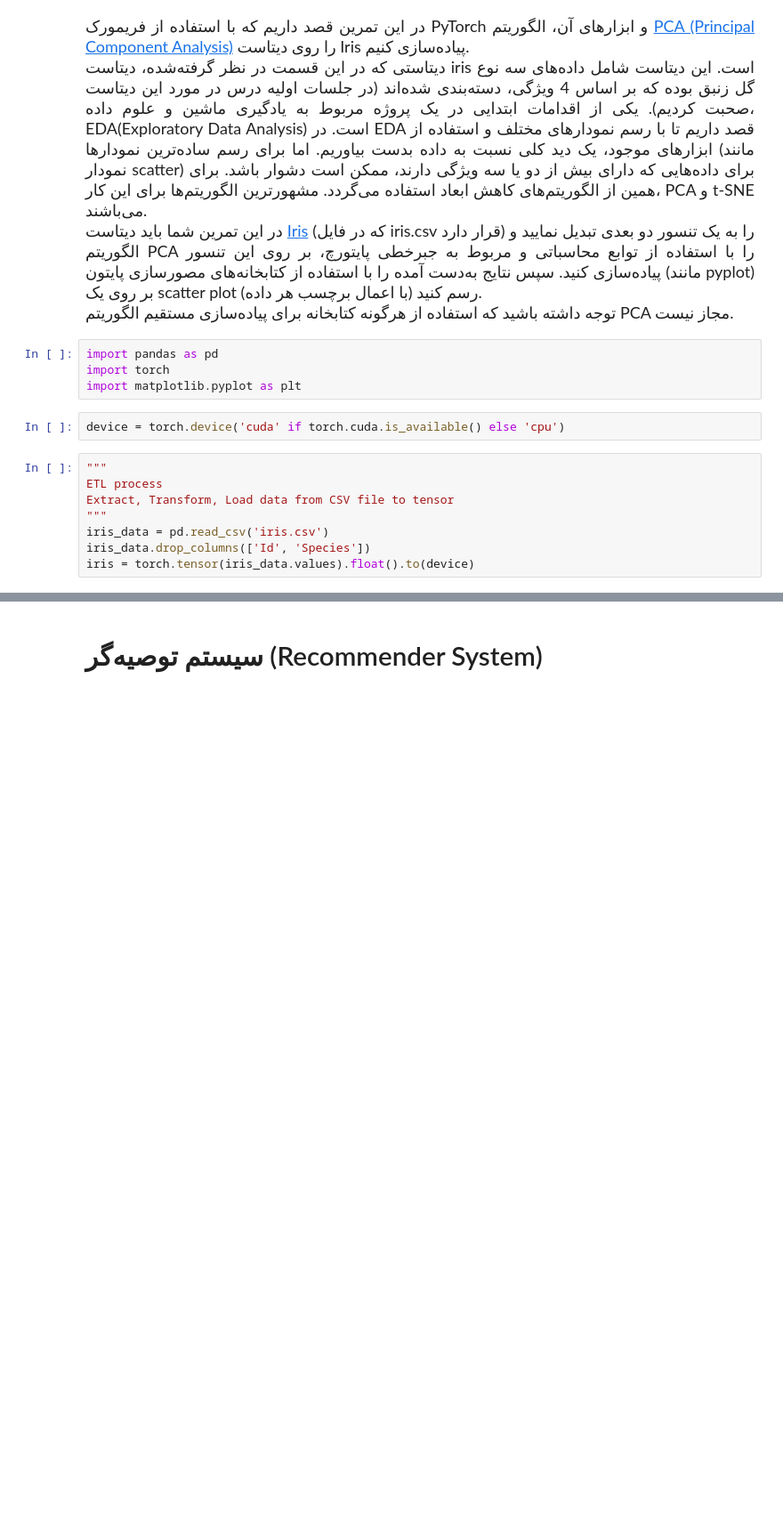
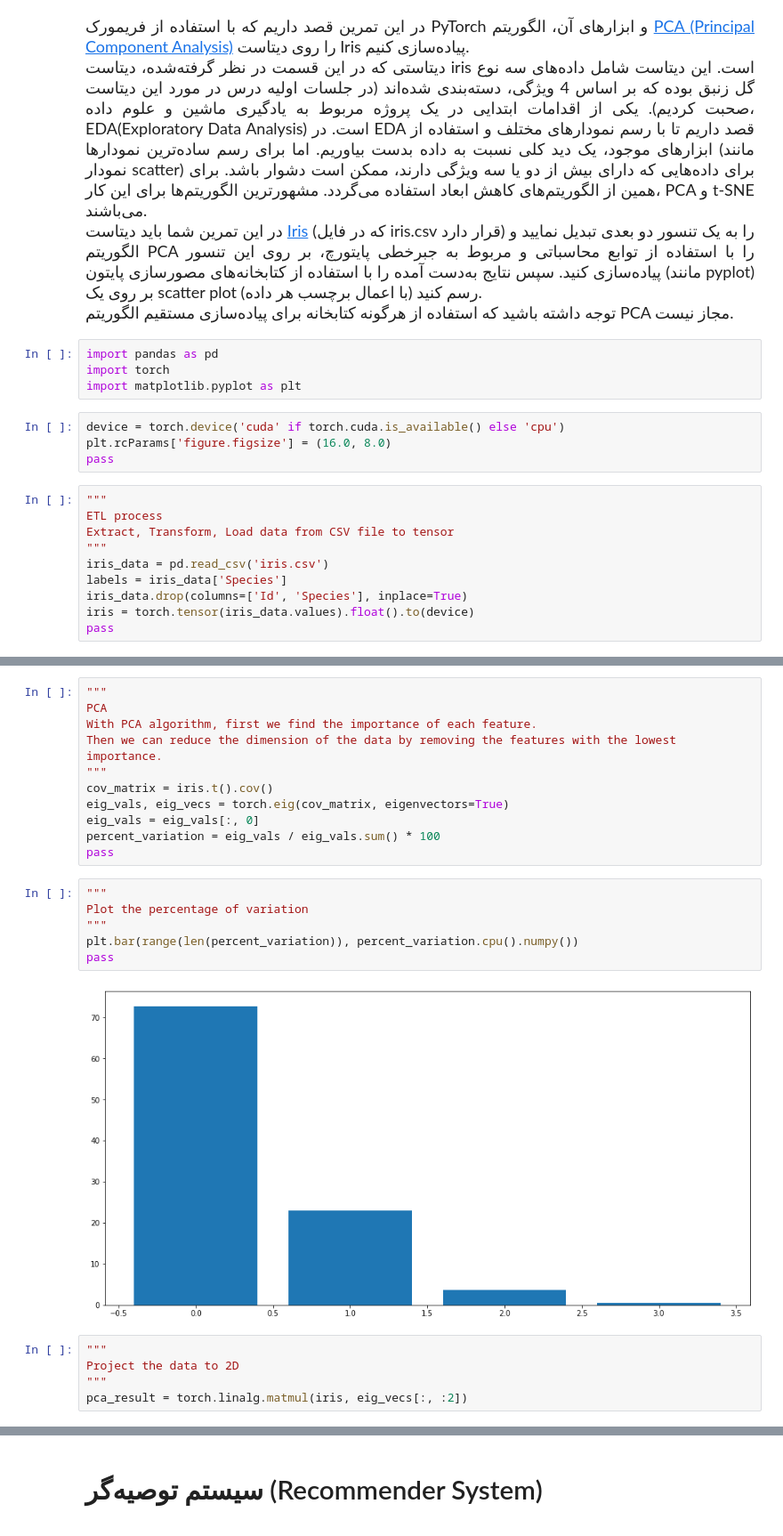
Before and after one commit to Parsa2820/la-project, a Jupyter notebook: PyTorch Project.ipynb, the cells around one changed output, grey strips where cells are left out. Shown: that part at 89% size. Saved outputs shown, nothing was run; the diff lists cells and outputs as text; blank space fills up the shorter version.

```diff
--- a/PyTorch Project.ipynb
+++ b/PyTorch Project.ipynb
@@ -80,11 +80,15 @@ import torch
 import matplotlib.pyplot as plt
 # %%
 device = torch.device('cuda' if torch.cuda.is_available() else 'cpu')
+plt.rcParams['figure.figsize'] = (16.0, 8.0)
+pass
 # %%
 """
 ETL process
 Extract, Transform, Load data from CSV file to tensor
 """
 iris_data = pd.read_csv('iris.csv')
-iris_data.drop_columns(['Id', 'Species'])
+labels = iris_data['Species']
+iris_data.drop(columns=['Id', 'Species'], inplace=True)
 iris = torch.tensor(iris_data.values).float().to(device)
+pass
@@ -90,0 +106,24 @@ iris = torch.tensor(iris_data.values).float().to(device)
+# %%
+"""
+PCA
+With PCA algorithm, first we find the importance of each feature.
+Then we can reduce the dimension of the data by removing the features with the lowest importance.
+"""
+cov_matrix = iris.t().cov()
+eig_vals, eig_vecs = torch.eig(cov_matrix, eigenvectors=True)
+eig_vals = eig_vals[:, 0]
+percent_variation = eig_vals / eig_vals.sum() * 100
+pass
+# %%
+"""
+Plot the percentage of variation
+"""
+plt.bar(range(len(percent_variation)), percent_variation.cpu().numpy())
+pass
+# %% [output]
+[figure, added]
+# %%
+"""
+Project the data to 2D
+"""
+pca_result = torch.linalg.matmul(iris, eig_vecs[:, :2])
```
Also changed, not shown: parts of 2 cells of this notebook.
